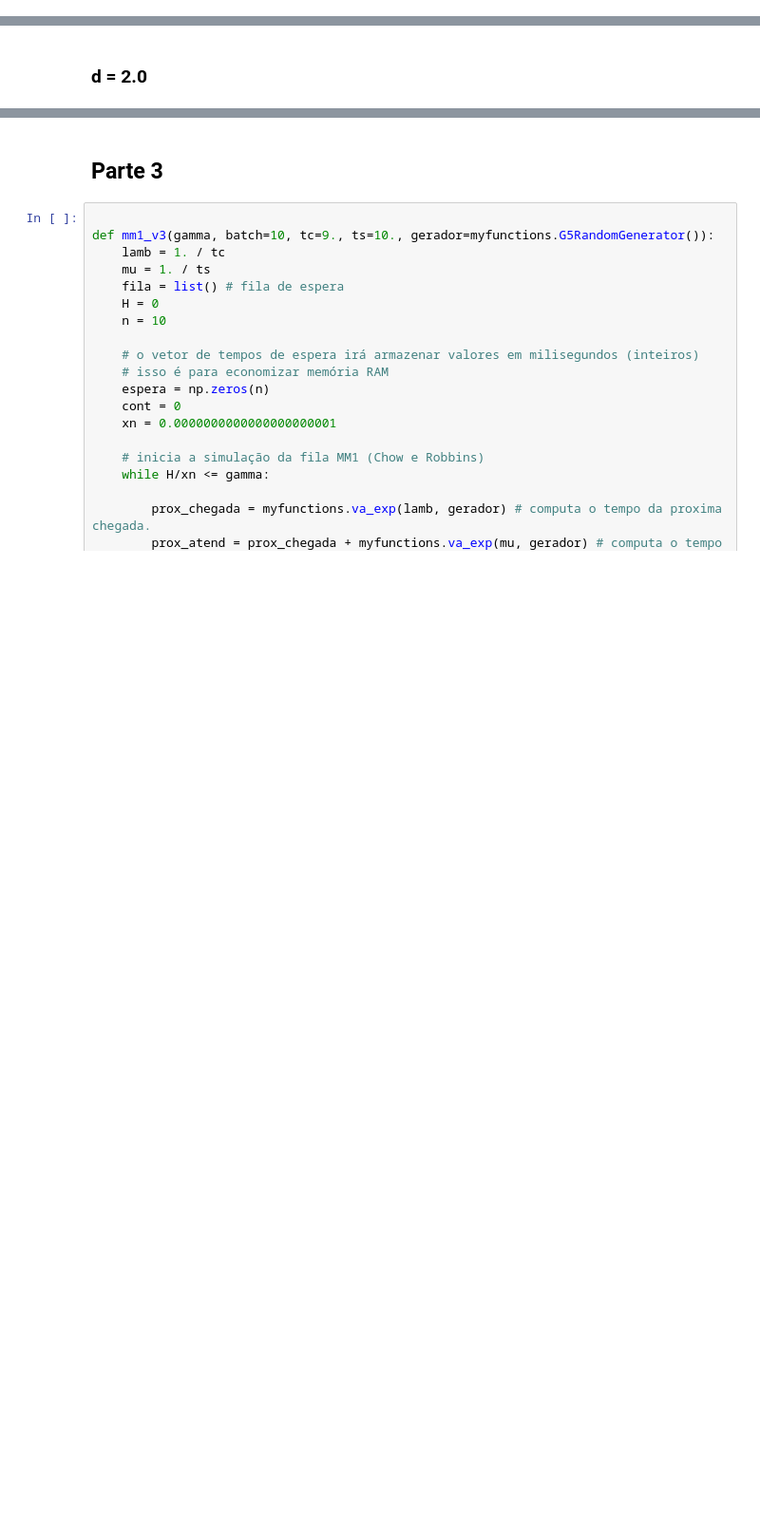
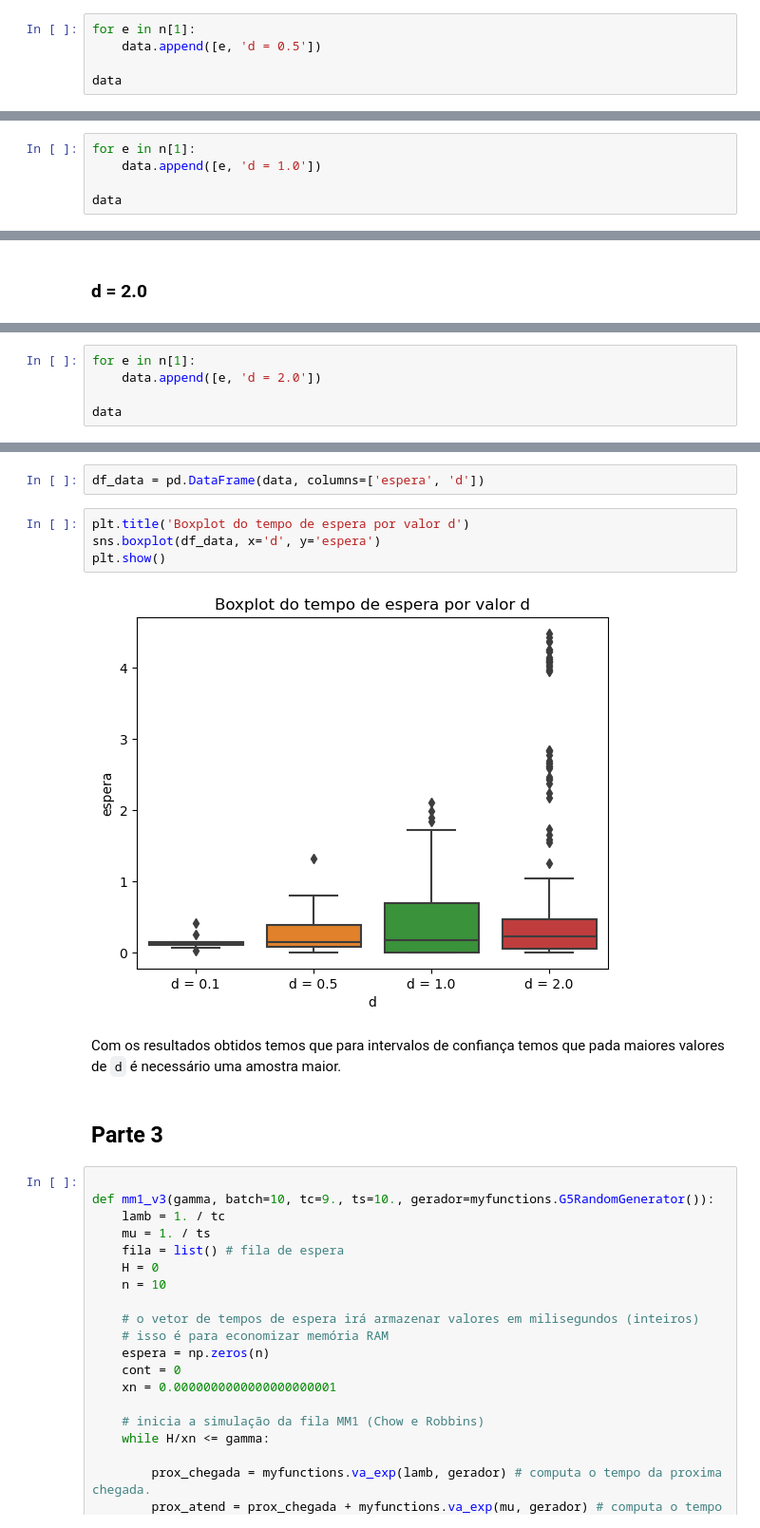
Before and after one commit to gioandrade7/ad_tp3, a Jupyter notebook: atividade3_giovanna_marcos.ipynb, the cells around one changed output, grey strips where cells are left out. Shown at 95% size. Saved outputs shown, nothing was run; the diff lists cells and outputs as text; blank space fills up the shorter version.

```diff
--- a/atividade3_giovanna_marcos.ipynb
+++ b/atividade3_giovanna_marcos.ipynb
@@ -273,0 +264,5 @@ H=0.5208295672357821, n=290
+# %%
+for e in n[1]:
+    data.append([e, 'd = 0.5'])
+
+data
@@ -308,3 +323,8 @@ H=1.013423243364637, n=190
         0.07025651, 0.12980219, 0.02883574, 0.40620018, 0.25867514,
         0.        , 0.15828147, 0.48642715, 0.45333034, 0.34548972,
         0.27488245, 0.17932039, 0.2012262 ]))
+# %%
+for e in n[1]:
+    data.append([e, 'd = 1.0'])
+
+data
@@ -341,0 +384,5 @@ H=2.5414634872637962, n=210
+# %%
+for e in n[1]:
+    data.append([e, 'd = 2.0'])
+
+data
@@ -342,3 +407,13 @@ H=2.5414634872637962, n=210
+# %%
+df_data = pd.DataFrame(data, columns=['espera', 'd'])
+# %%
+plt.title('Boxplot do tempo de espera por valor d')
+sns.boxplot(df_data, x='d', y='espera')
+plt.show()
+# %% [output]
+[figure, added]
+# %% [markdown]
+Com os resultados obtidos temos que para intervalos de confiança temos que pada maiores valores de `d` é necessário uma amostra maior.
 # %% [markdown]
 ## Parte 3
 # %%
```
Also changed, not shown: parts of 18 cells of this notebook.
